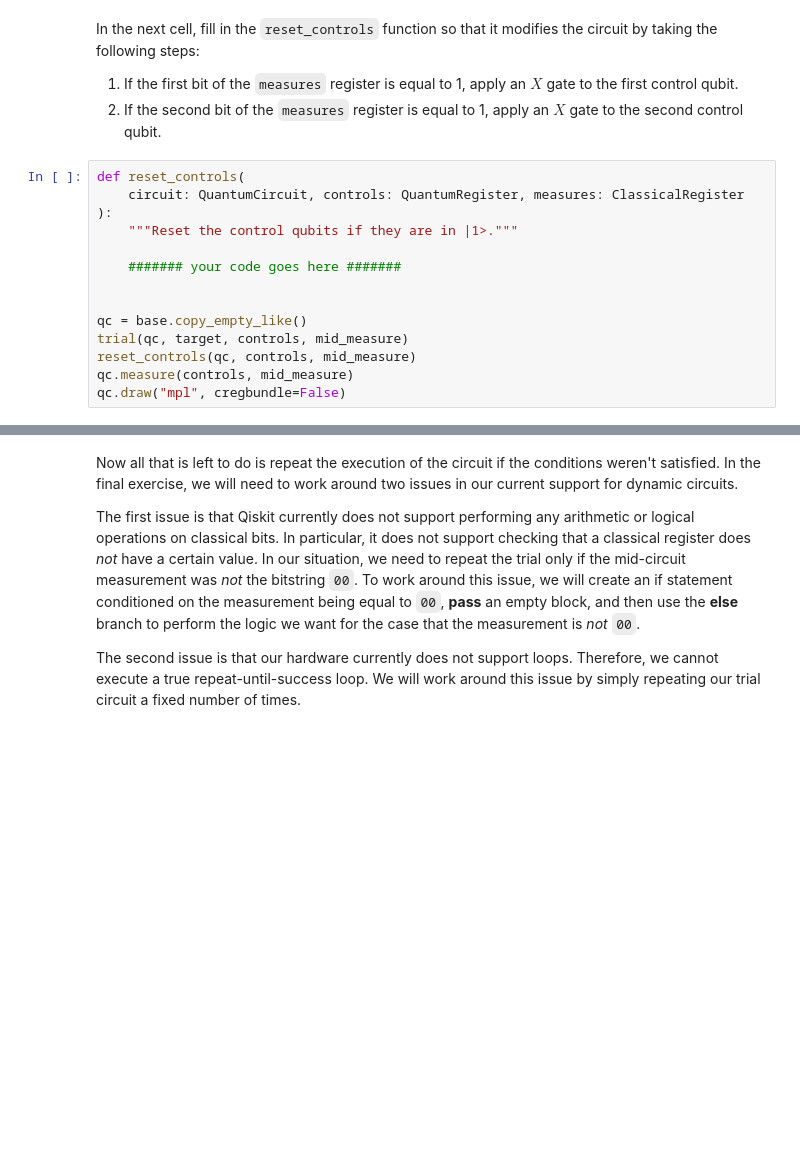
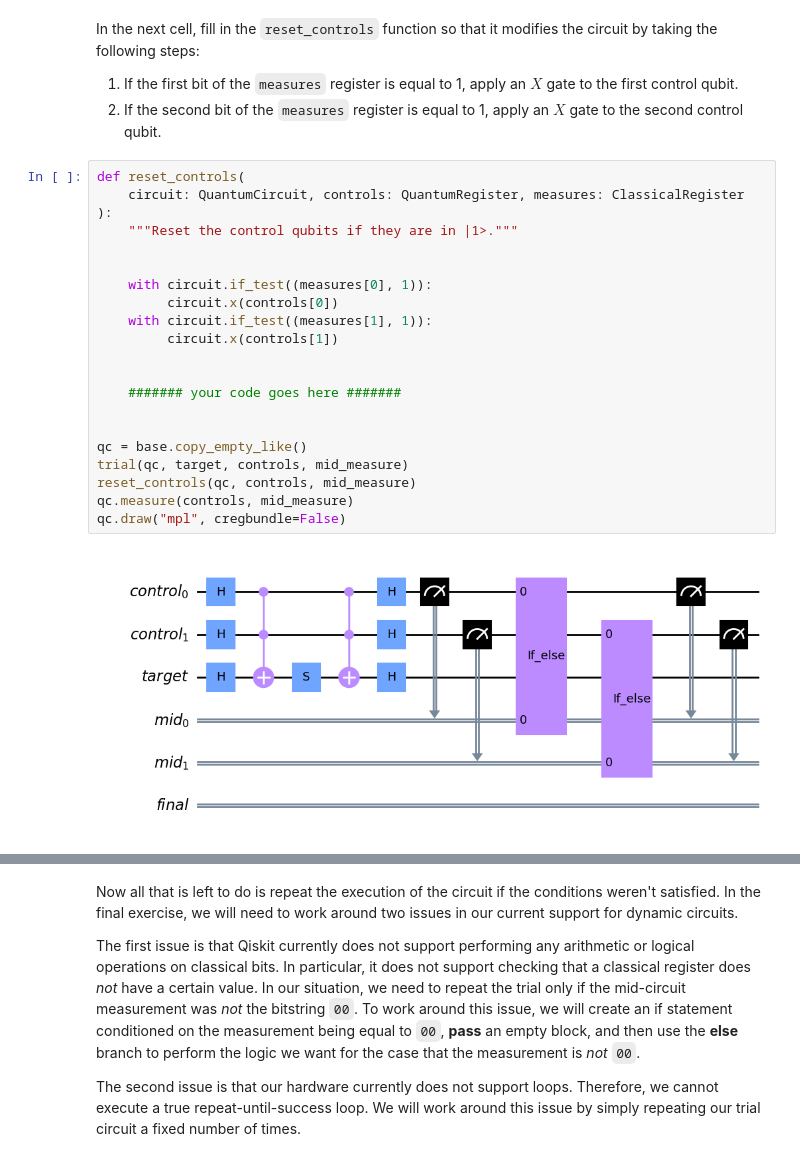
Before and after one commit to cherifdoullel16641/ibm-spring-challenge-2023, a Jupyter notebook: lab1.ipynb, the cells around one changed output, grey strips where cells are left out. Drawn from its saved outputs; the diff is of its cells as text; blank space fills up the shorter version.

```diff
--- a/lab1.ipynb
+++ b/lab1.ipynb
@@ -243,17 +277,26 @@ In the next cell, fill in the `reset_controls` function so that it modifies the
 # %%
 def reset_controls(
     circuit: QuantumCircuit, controls: QuantumRegister, measures: ClassicalRegister
 ):
     """Reset the control qubits if they are in |1>."""
+
+
+    with circuit.if_test((measures[0], 1)):
+         circuit.x(controls[0])
+    with circuit.if_test((measures[1], 1)):
+         circuit.x(controls[1])
+
 
     ####### your code goes here #######
 
 
 qc = base.copy_empty_like()
 trial(qc, target, controls, mid_measure)
 reset_controls(qc, controls, mid_measure)
 qc.measure(controls, mid_measure)
 qc.draw("mpl", cregbundle=False)
+# %% [output]
+[figure, added]
 # %%
 # Submit your circuit
 from qc_grader.challenges.spring_2023 import grade_ex1d
```
Also changed, not shown: parts of 19 cells of this notebook, 2 other files.
